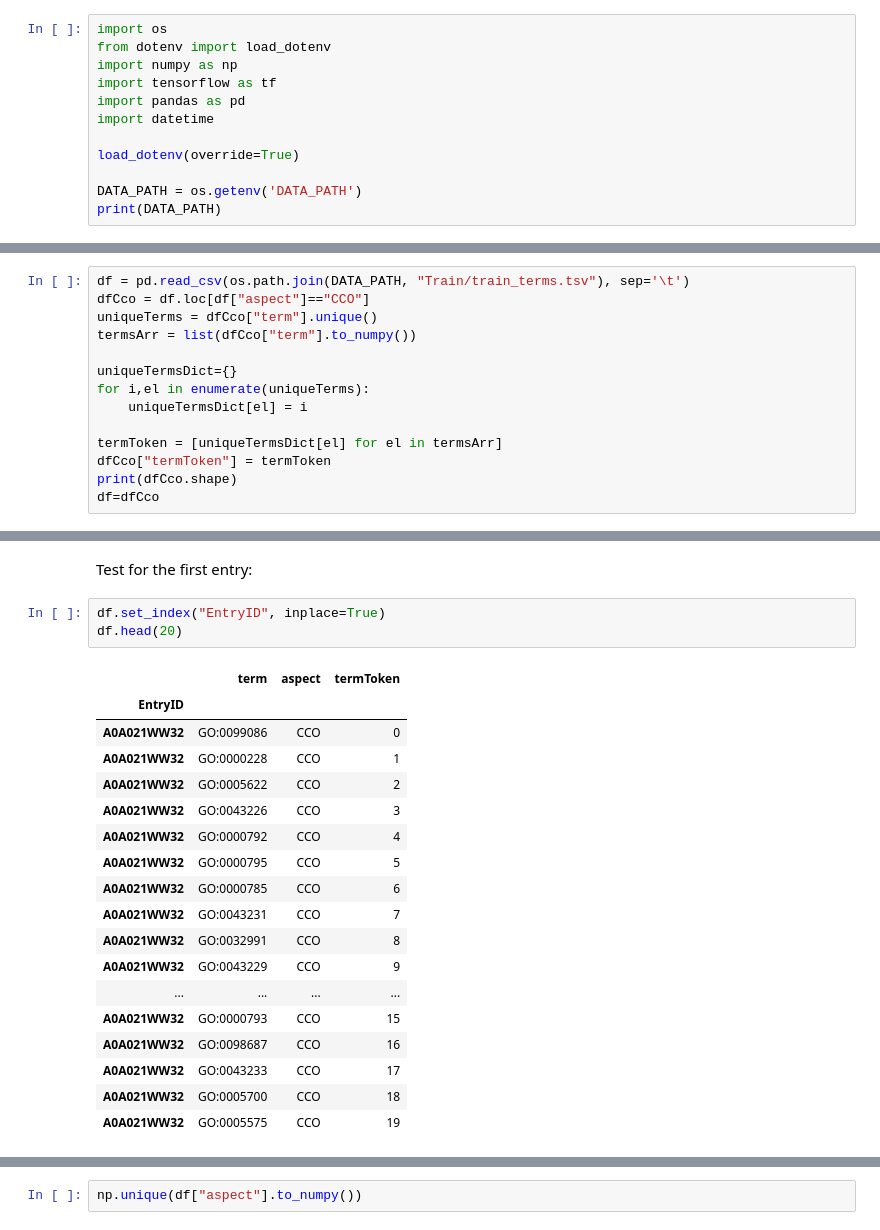
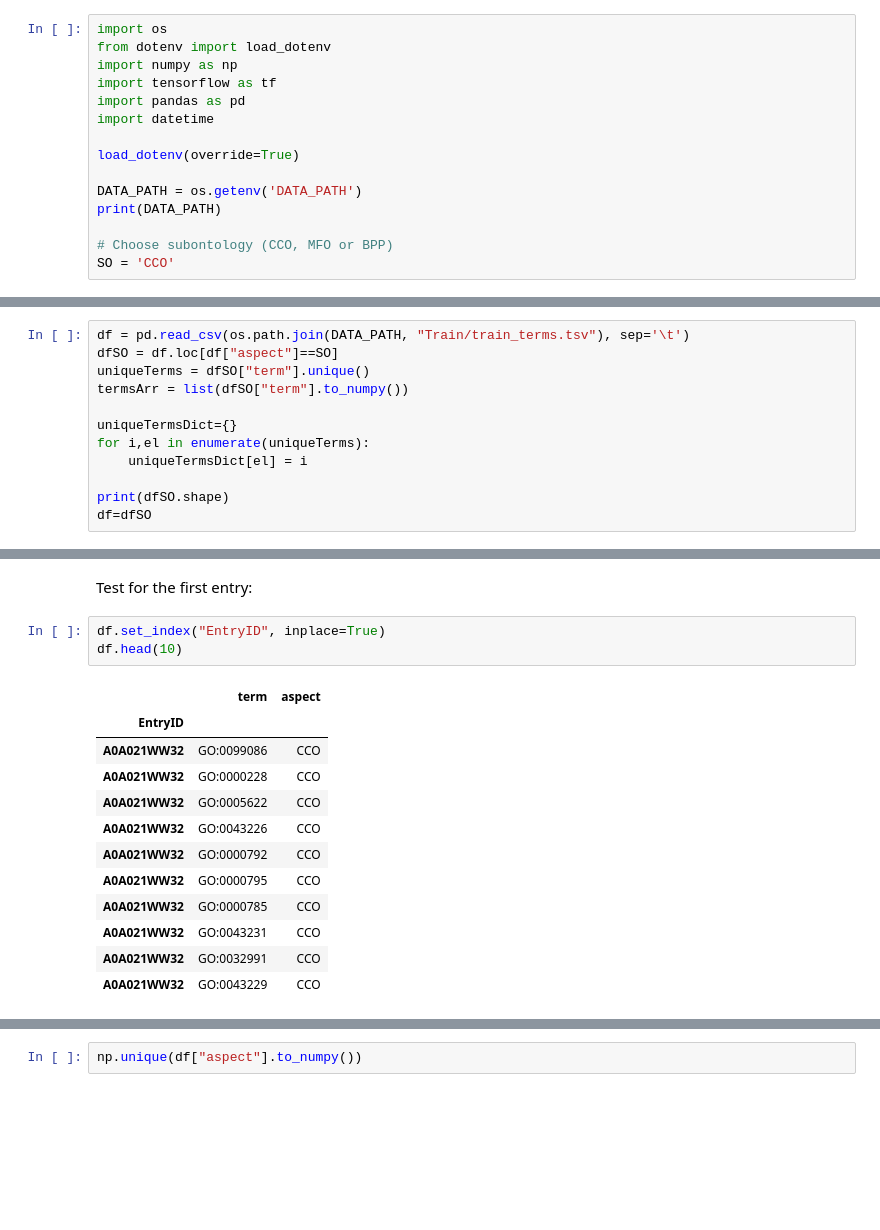
Before and after one commit to m5k5/KaggleCAFAChallenge, a Jupyter notebook: SO Model.ipynb, the cells around one changed output, grey strips where cells are left out. Cells and saved outputs as stored; diff of their text form; blank space fills up the shorter version.

Commit message:
General subontology model

```diff
--- a/CCO Model.ipynb
+++ b/SO Model.ipynb
@@ -10,4 +10,7 @@ load_dotenv(override=True)
 
 DATA_PATH = os.getenv('DATA_PATH')
 print(DATA_PATH)
+
+# Choose subontology (CCO, MFO or BPP)
+SO = 'CCO'
 # %% [output]
@@ -35,16 +38,14 @@ url = os.path.join(DATA_PATH, "Train/go-basic.obo")
 graph = obonet.read_obo(url)
 # %%
 df = pd.read_csv(os.path.join(DATA_PATH, "Train/train_terms.tsv"), sep='\t')
-dfCco = df.loc[df["aspect"]=="CCO"]
-uniqueTerms = dfCco["term"].unique()
-termsArr = list(dfCco["term"].to_numpy())
+dfSO = df.loc[df["aspect"]==SO]
+uniqueTerms = dfSO["term"].unique()
+termsArr = list(dfSO["term"].to_numpy())
 
 uniqueTermsDict={}
 for i,el in enumerate(uniqueTerms):
     uniqueTermsDict[el] = i
 
-termToken = [uniqueTermsDict[el] for el in termsArr]
-dfCco["termToken"] = termToken
-print(dfCco.shape)
-df=dfCco
+print(dfSO.shape)
+df=dfSO
 # %% [output]
@@ -58,26 +54,20 @@ See the caveats in the documentation: https://pandas.pydata.org/pandas-docs/stab
 Test for the first entry:
 # %%
 df.set_index("EntryID", inplace=True)
-df.head(20)
+df.head(10)
 # %% [output]
-|  | term | aspect | termToken |
-| EntryID |  |  |  |
-| A0A021WW32 | GO:0099086 | CCO | 0 |
-| A0A021WW32 | GO:0000228 | CCO | 1 |
-| A0A021WW32 | GO:0005622 | CCO | 2 |
-| A0A021WW32 | GO:0043226 | CCO | 3 |
-| A0A021WW32 | GO:0000792 | CCO | 4 |
-| A0A021WW32 | GO:0000795 | CCO | 5 |
-| A0A021WW32 | GO:0000785 | CCO | 6 |
-| A0A021WW32 | GO:0043231 | CCO | 7 |
-| A0A021WW32 | GO:0032991 | CCO | 8 |
-| A0A021WW32 | GO:0043229 | CCO | 9 |
-| ... | ... | ... | ... |
-| A0A021WW32 | GO:0000793 | CCO | 15 |
-| A0A021WW32 | GO:0098687 | CCO | 16 |
-| A0A021WW32 | GO:0043233 | CCO | 17 |
-| A0A021WW32 | GO:0005700 | CCO | 18 |
-| A0A021WW32 | GO:0005575 | CCO | 19 |
+|  | term | aspect |
+| EntryID |  |  |
+| A0A021WW32 | GO:0099086 | CCO |
+| A0A021WW32 | GO:0000228 | CCO |
+| A0A021WW32 | GO:0005622 | CCO |
+| A0A021WW32 | GO:0043226 | CCO |
+| A0A021WW32 | GO:0000792 | CCO |
+| A0A021WW32 | GO:0000795 | CCO |
+| A0A021WW32 | GO:0000785 | CCO |
+| A0A021WW32 | GO:0043231 | CCO |
+| A0A021WW32 | GO:0032991 | CCO |
+| A0A021WW32 | GO:0043229 | CCO |
 # %%
 %timeit df.loc["A0A021WW32"]
 # %% [output]
```
Also changed, not shown: parts of 18 cells of this notebook.
